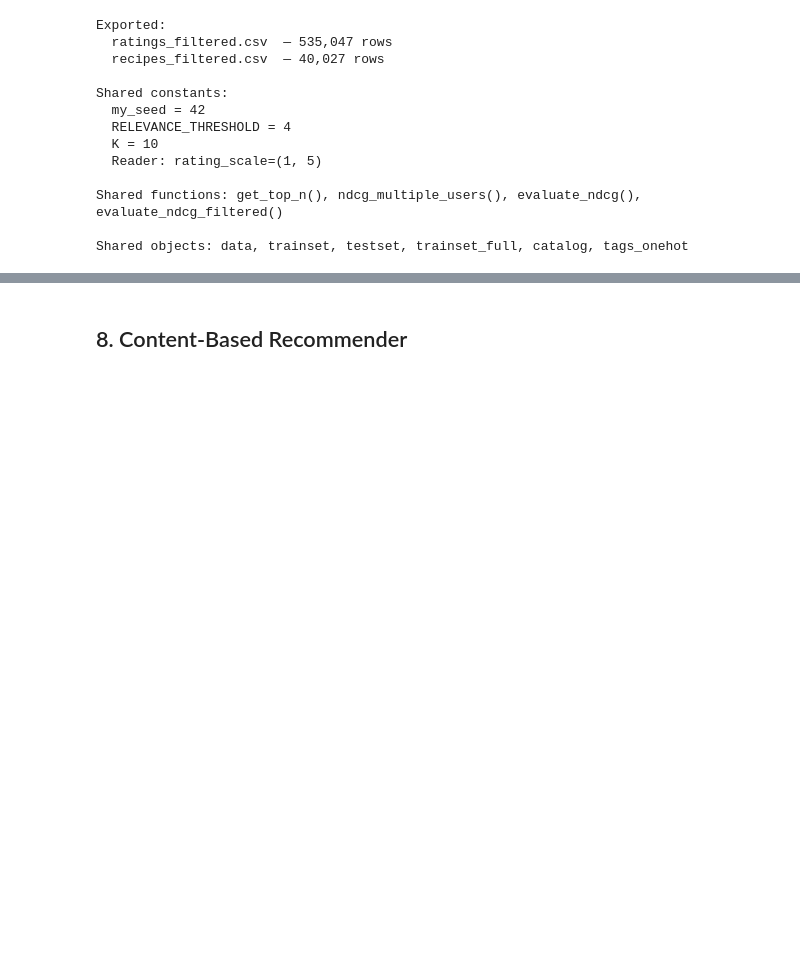
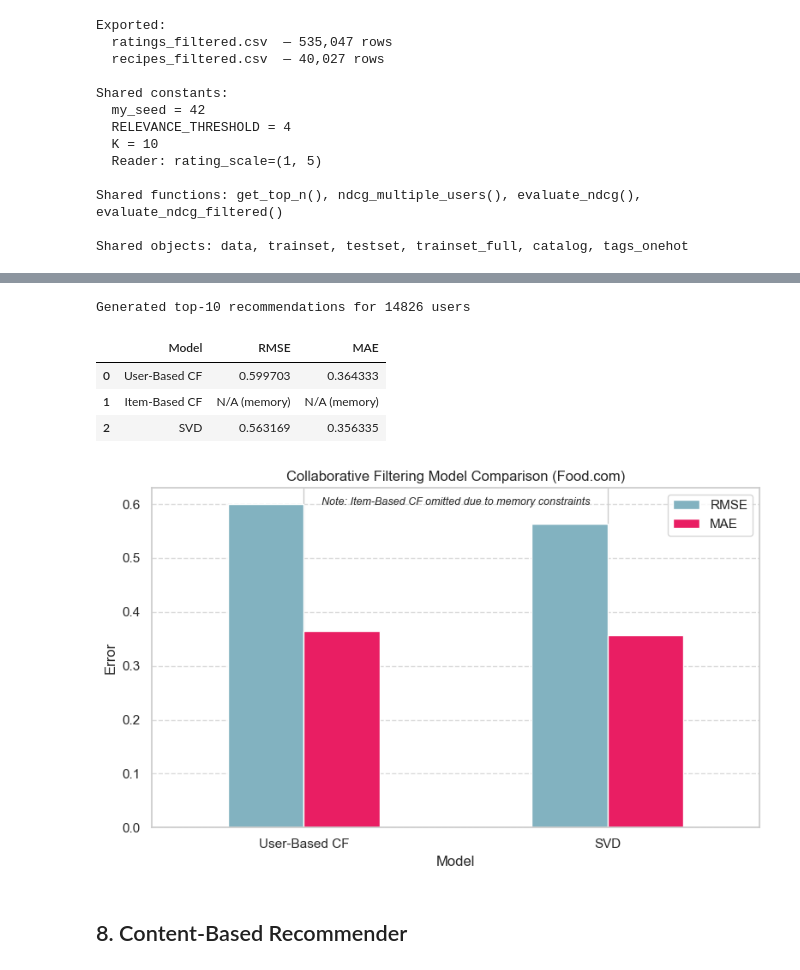
Before and after one commit to beamartin27/Food-Recommender-System, a Jupyter notebook: RecSys_Group_Project.ipynb, the cells around one changed output, grey strips where cells are left out. Saved outputs shown, nothing was run; the diff lists cells and outputs as text; code cells hidden in the pictures; blank space fills up the shorter version.

```diff
--- a/RecSys_Group_Project.ipynb
+++ b/RecSys_Group_Project.ipynb
@@ -1354,0 +1430,17 @@ Shared objects: data, trainset, testset, trainset_full, catalog, tags_onehot
+# %%
+# Model-Based Collaborative Filtering (SVD)
+svd_model = SVD(
+    n_factors=50,
+    n_epochs=20,
+    lr_all=0.005,
+    reg_all=0.02,
+    random_state=42
+)
+
+svd_model.fit(trainset)
+
+predictions_svd = svd_model.test(testset)
+
+print("SVD Model Results:")
+rmse_svd = accuracy.rmse(predictions_svd)
+mae_svd = accuracy.mae(predictions_svd)
@@ -1355,3 +1575,53 @@ Shared objects: data, trainset, testset, trainset_full, catalog, tags_onehot
+# %%
+def get_top_n(predictions, n=10):
+    top_n = {}
+
+    for uid, iid, true_r, est, _ in predictions:
+        top_n.setdefault(uid, [])
+        top_n[uid].append((iid, est))
+
+    for uid, user_ratings in top_n.items():
+        user_ratings.sort(key=lambda x: x[1], reverse=True)
+        top_n[uid] = user_ratings[:n]
+
+    return top_n
+
+top_n_svd = get_top_n(predictions_svd, n=10)
+print(f"Generated top-10 recommendations for {len(top_n_svd)} users")
+# %% [output]
+Generated top-10 recommendations for 14826 users
+# %%
+results = pd.DataFrame({
+    "Model": ["User-Based CF", "Item-Based CF", "SVD"],
+    "RMSE": [rmse_user, "N/A (memory)", rmse_svd],
+    "MAE": [mae_user, "N/A (memory)", mae_svd]
+})
+
+results
+# %% [output]
+|  | Model | RMSE | MAE |
+| 0 | User-Based CF | 0.599703 | 0.364333 |
+| 1 | Item-Based CF | N/A (memory) | N/A (memory) |
+| 2 | SVD | 0.563169 | 0.356335 |
+# %%
+# Plot only models that completed
+plot_data = pd.DataFrame({
+    "Model": ["User-Based CF", "SVD"],
+    "RMSE": [rmse_user, rmse_svd],
+    "MAE": [mae_user, mae_svd]
+})
+
+plot_data.set_index("Model").plot(kind="bar", figsize=(8,5), color=[MAIN_COLOR, SECONDARY_COLOR])
+plt.title("Collaborative Filtering Model Comparison (Food.com)")
+plt.ylabel("Error")
+plt.xticks(rotation=0)
+plt.grid(axis="y", linestyle="--", alpha=0.7)
+plt.text(0.5, 0.95, "Note: Item-Based CF omitted due to memory constraints",
+         transform=plt.gca().transAxes, ha='center', fontsize=9, style='italic')
+plt.tight_layout()
+plt.show()
+# %% [output]
+[figure, added]
 # %% [markdown]
 ## 8. Content-Based Recommender
 # %% [markdown]
```
Also changed, not shown: parts of 10 cells of this notebook.
